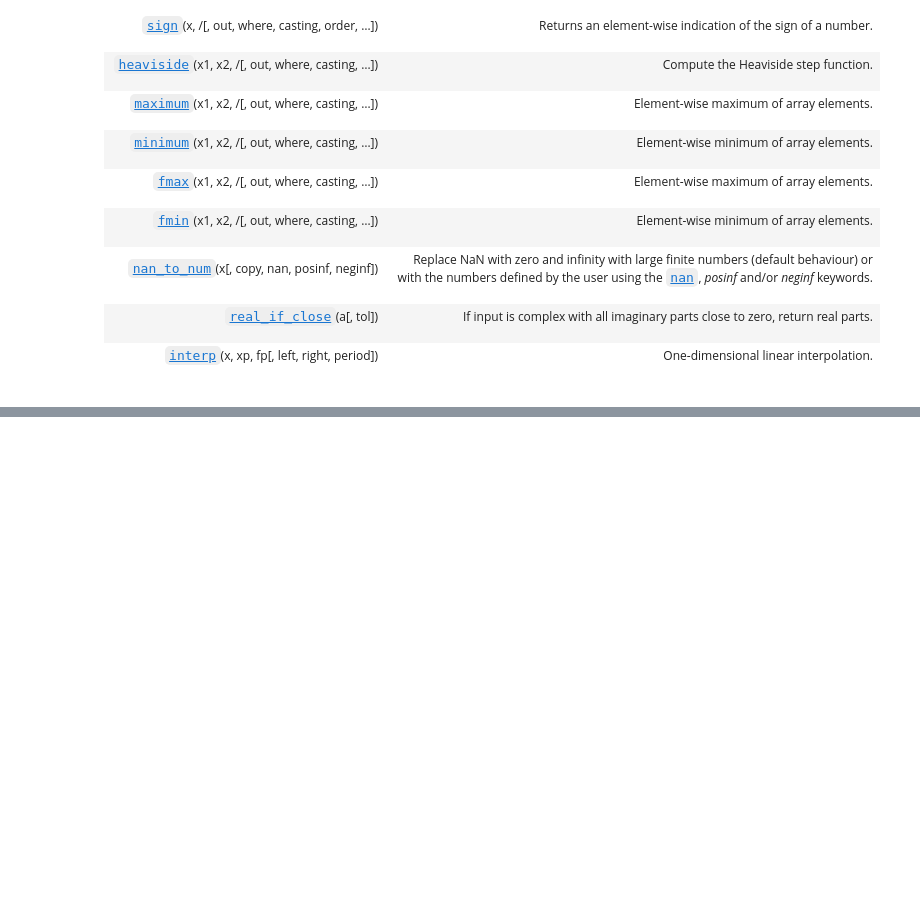
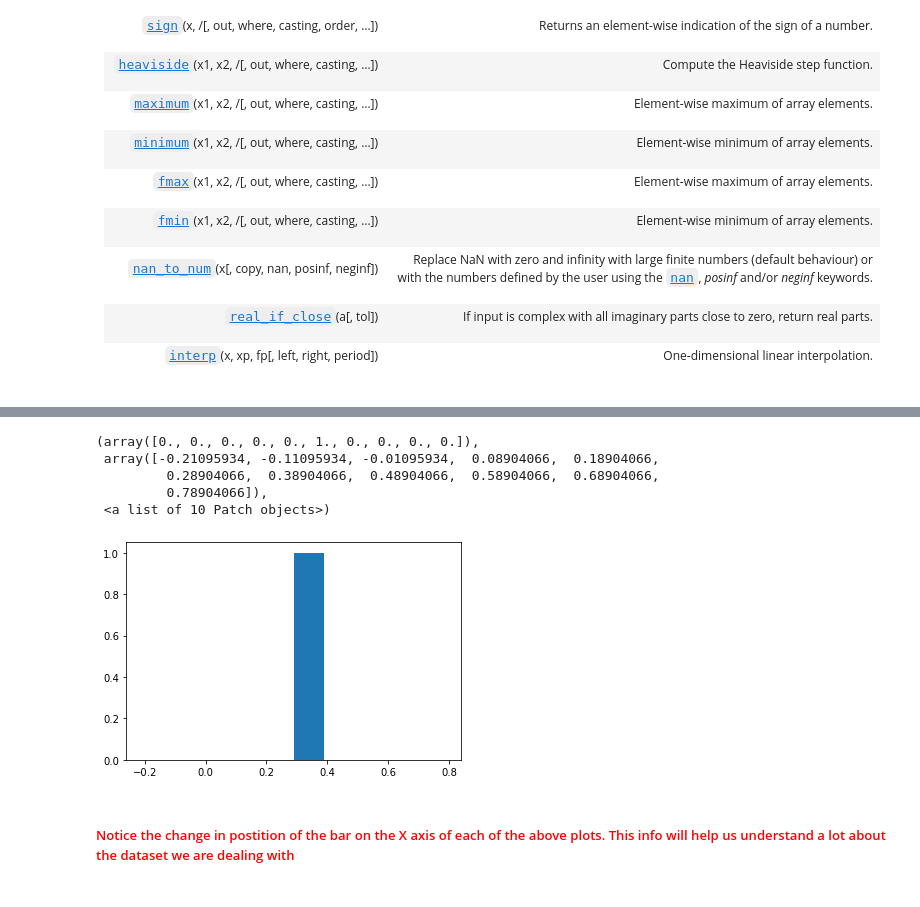
Before and after one commit to ineelhere/Machine-Learning-and-Data-Science, a Jupyter notebook: NumPy/NumPy.ipynb, the cells around one changed output, grey strips where cells are left out. Cells and saved outputs as stored; diff of their text form; code cells hidden in the pictures; blank space fills up the shorter version.

```diff
--- a/NumPy/NumPy.ipynb
+++ b/NumPy/NumPy.ipynb
@@ -1446,0 +1520,11 @@ Following are a few information directly from the documentation which might be h
+# %%
+plt.hist(np.std(ar))
+# %% [output]
+(array([0., 0., 0., 0., 0., 1., 0., 0., 0., 0.]),
+ array([-0.21095934, -0.11095934, -0.01095934,  0.08904066,  0.18904066,
+         0.28904066,  0.38904066,  0.48904066,  0.58904066,  0.68904066,
+         0.78904066]),
+ <a list of 10 Patch objects>)
+[figure, added]
+# %% [markdown]
+<h5 style="color:red"> Notice the change in postition of the bar on the X axis of each of the above plots. This info will help us understand a lot about the dataset we are dealing with <h5>
```
Also changed, not shown: parts of 14 cells of this notebook.
